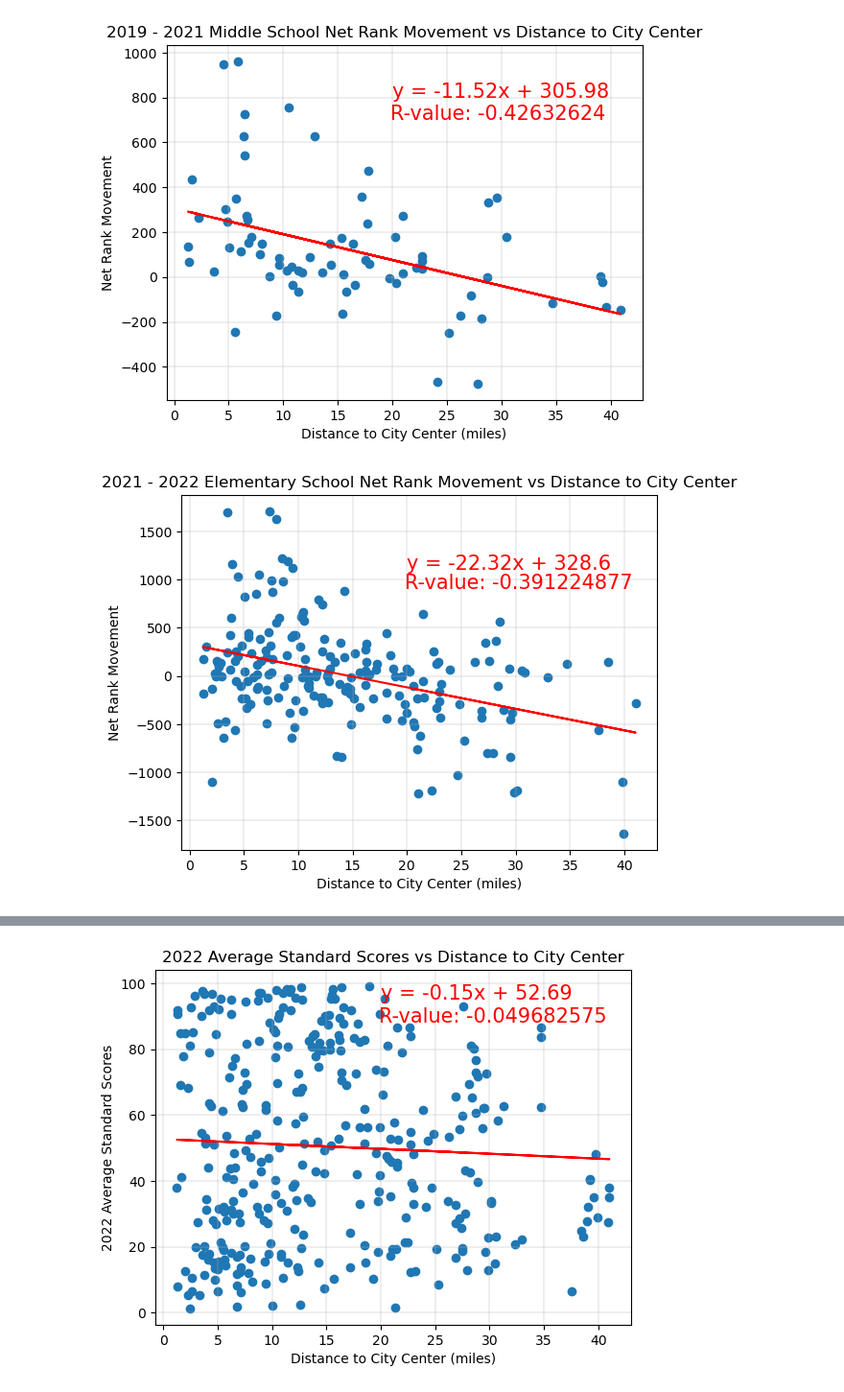
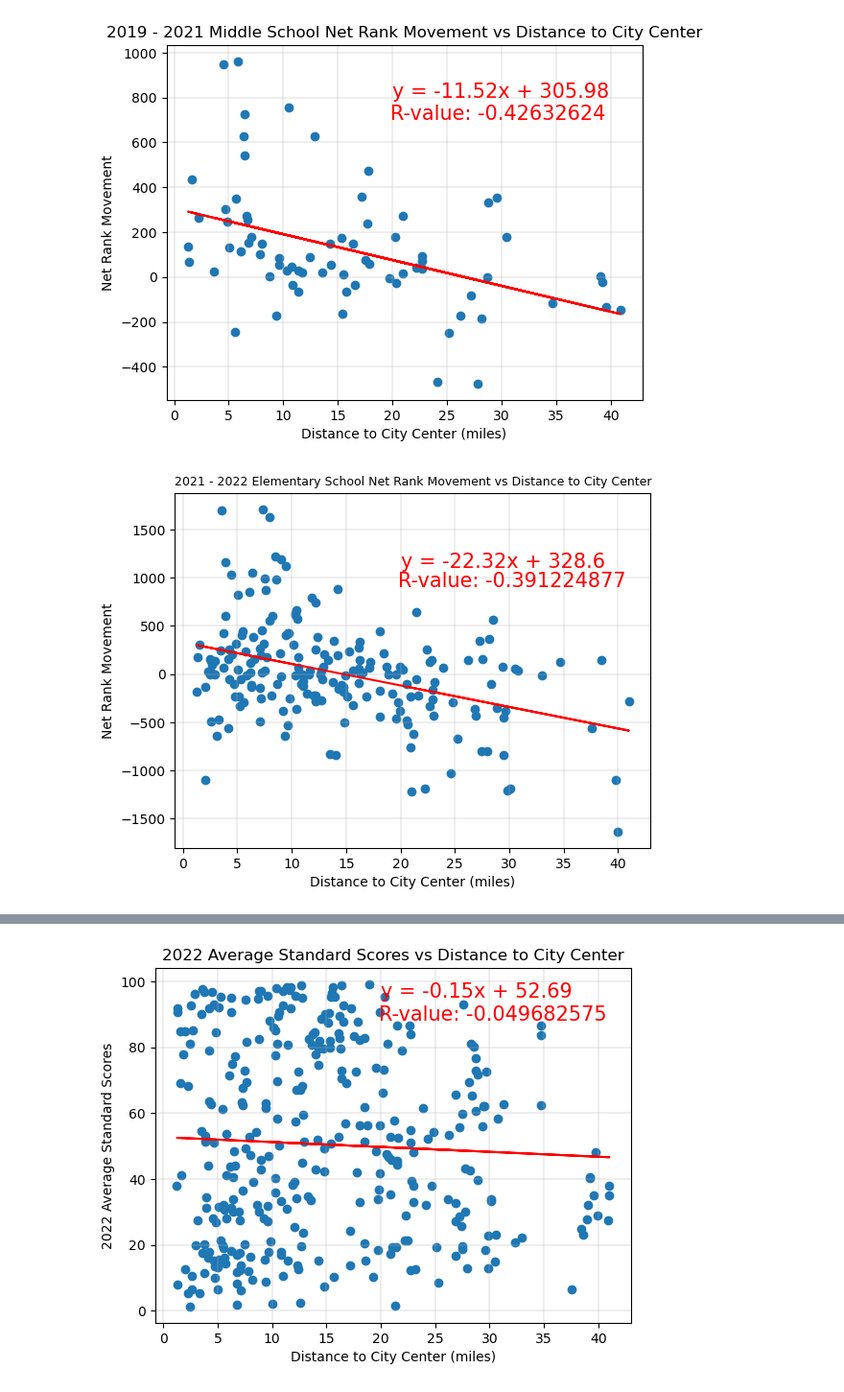
Before and after one commit to alejandro-davila/Project1_Team6_Austin_Analysis, a Jupyter notebook: P1_ipynb_files/School_Data_Visual.ipynb, the cells around one changed output, grey strips where cells are left out. Shown at 96% size. Cells and saved outputs as stored; diff of their text form; code cells hidden in the pictures.

```diff
--- a/P1_ipynb_files/School_Data_Visual.ipynb
+++ b/P1_ipynb_files/School_Data_Visual.ipynb
@@ -201,21 +206,22 @@ plt.show()
 # %%
 x_values = school_data_22_21_df.loc[school_data_22_21_df['rankLevels']=='Elementary']['Distance_to_City_Center']
 y_values = school_data_22_21_df.loc[school_data_22_21_df['rankLevels']=='Elementary']['rankMovements']
 (slope, intercept, rvalue, pvalue, stderr) = linregress(x_values, y_values)
 regress_values = x_values * slope + intercept
 line_eq = "y = " + str(round(slope,2)) + "x + " + str(round(intercept,2))
 r_value=f"R-value: {round(rvalue,9)}"
 plt.scatter(x_values,y_values)
 plt.plot(x_values,regress_values,"r-")
 plt.annotate(line_eq,(20,1100),fontsize=15,color="red")
 plt.annotate(r_value,(19.8,900),fontsize=15,color="red")
 plt.xlabel('Distance to City Center (miles)')
 plt.ylabel('Net Rank Movement')
-plt.title('2021 - 2022 Elementary School Net Rank Movement vs Distance to City Center')
+plt.title('2021 - 2022 Elementary School Net Rank Movement vs Distance to City Center',fontsize = 9)
 plt.grid(linestyle='-', linewidth=.3)
+plt.savefig('2021 - 2022 Elementary School Net Rank Movement vs Distance to City Center')
 plt.show()
 # %% [output]
-[figure, old version]
+[figure, new version]
 # %%
 x_values = school_data_22_19_df.loc[school_data_22_19_df['rankLevels']=='Elementary']['Distance_to_City_Center']
 y_values = school_data_22_19_df.loc[school_data_22_19_df['rankLevels']=='Elementary']['rankMovements']
```
Also changed, not shown: parts of 13 cells of this notebook.
